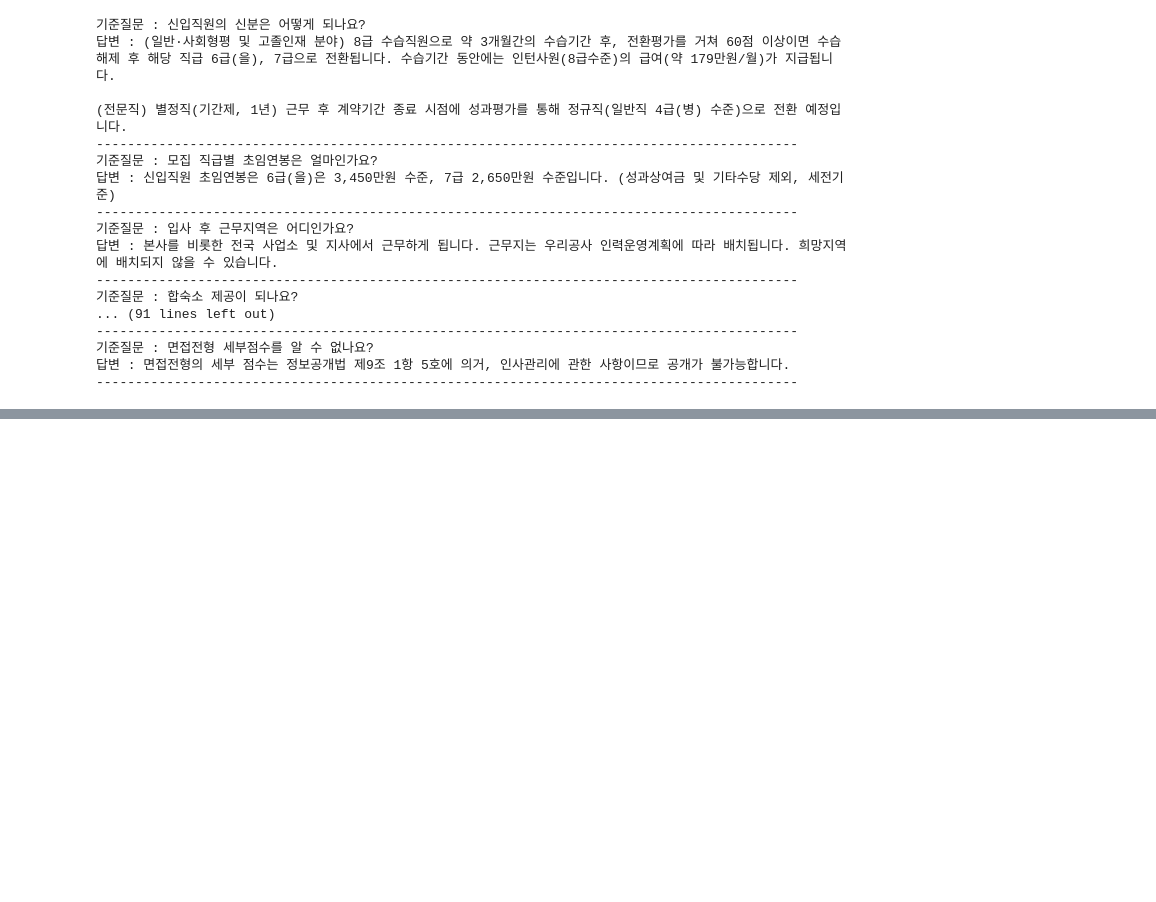
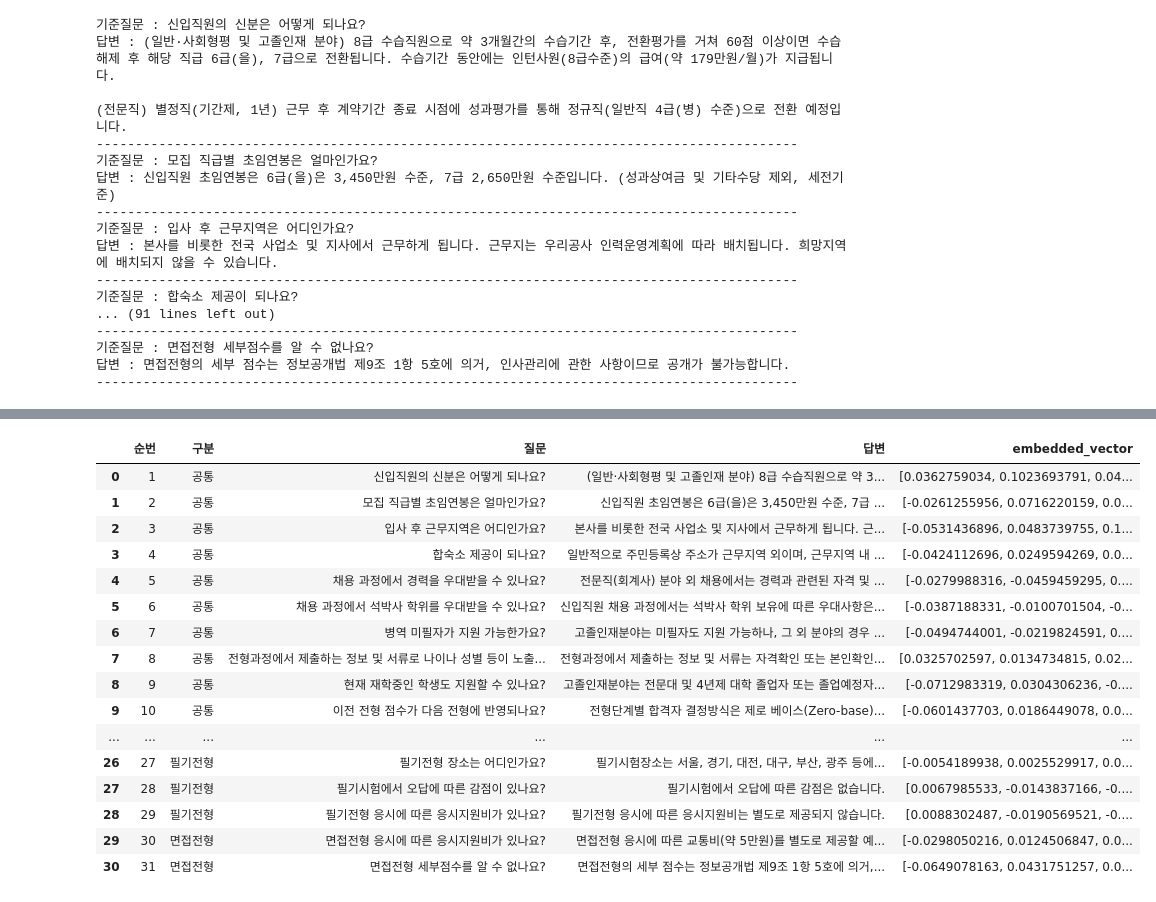
Before and after one commit to hunoNamtaehyeon/FAQ_st, a Jupyter notebook: chk_data.ipynb, the cells around one changed output, grey strips where cells are left out. Cells and saved outputs as stored; diff of their text form; code cells hidden in the pictures; blank space fills up the shorter version.

```diff
--- a/chk_data.ipynb
+++ b/chk_data.ipynb
@@ -97,34 +73,21 @@ def normalize_l2(x):
         norm = np.linalg.norm(x, 2, axis=1, keepdims=True)
         return np.where(norm == 0, x, x / norm)
 
-def extract_vector(response_subj, response_score, final_embedded):
-    ##### 차원축소 안한거
-    # datas_subj = [str(datas.embedding) for datas in response_subj.data]
-    # datas_score = [str(datas.embedding) for datas in response_score.data]
-    # embedding_series_subj = pd.Series(datas_subj)
-    # embedding_series_score = pd.Series(datas_score)
-
-    ##### 차원축소 한거
-    datas_subj = [datas.embedding for datas in response_subj.data]
-    datas_score = [datas.embedding for datas in response_score.data]
-    embedding_series_subj = pd.Series(datas_subj).apply(lambda x : str(normalize_l2(x[:512]).tolist()))
-    embedding_series_score = pd.Series(datas_score).apply(lambda x : str(normalize_l2(x[:512]).tolist()))
-
-    concat_embedded = pd.concat([embedding_series_subj, embedding_series_score], axis = 1).reset_index(drop=True)
-    final_embedded = pd.concat([final_embedded, concat_embedded]).reset_index(drop=True)
-    return final_embedded
-
+def extract_vector(response):
+    embedding_series = pd.Series([i.embedding for i in response.data]).apply(lambda x : normalize_l2(x[:512]))
+    return embedding_series
 
 load_dotenv("/mnt/c/Users/USER/Desktop/nam/gpt/.env")
 api_key = os.getenv('key')
 client = OpenAI(api_key=api_key)
 model = "text-embedding-3-small"
 
-
 response = client.embeddings.create(
     input=list(df['질문']),
     model=model
 )
 
+embedded = extract_vector(response)
+df['embedded_vector'] = embedded
 
-#     final_embedded = extract_vector(response_subj, response_score, final_embedded)
+# final_embedded = extract_vector(response_subj, response_score, final_embedded)
@@ -152,3 +128,24 @@ df
+# %%
+j_df = pd.DataFrame(df)
+j_df
+# %% [output]
+|  | 순번 | 구분 | 질문 | 답변 | embedded_vector |
+| 0 | 1 | 공통 | 신입직원의 신분은 어떻게 되나요? | (일반·사회형평 및 고졸인재 분야) 8급 수습직원으로 약 3... | [0.0362759034, 0.1023693791, 0.04... |
+| 1 | 2 | 공통 | 모집 직급별 초임연봉은 얼마인가요? | 신입직원 초임연봉은 6급(을)은 3,450만원 수준, 7급 ... | [-0.0261255956, 0.0716220159, 0.0... |
+| 2 | 3 | 공통 | 입사 후 근무지역은 어디인가요? | 본사를 비롯한 전국 사업소 및 지사에서 근무하게 됩니다. 근... | [-0.0531436896, 0.0483739755, 0.1... |
+| 3 | 4 | 공통 | 합숙소 제공이 되나요? | 일반적으로 주민등록상 주소가 근무지역 외이며, 근무지역 내 ... | [-0.0424112696, 0.0249594269, 0.0... |
+| 4 | 5 | 공통 | 채용 과정에서 경력을 우대받을 수 있나요? | 전문직(회계사) 분야 외 채용에서는 경력과 관련된 자격 및 ... | [-0.0279988316, -0.0459459295, 0.... |
+| 5 | 6 | 공통 | 채용 과정에서 석박사 학위를 우대받을 수 있나요? | 신입직원 채용 과정에서는 석박사 학위 보유에 따른 우대사항은... | [-0.0387188331, -0.0100701504, -0... |
+| 6 | 7 | 공통 | 병역 미필자가 지원 가능한가요? | 고졸인재분야는 미필자도 지원 가능하나, 그 외 분야의 경우 ... | [-0.0494744001, -0.0219824591, 0.... |
+| 7 | 8 | 공통 | 전형과정에서 제출하는 정보 및 서류로 나이나 성별 등이 노출... | 전형과정에서 제출하는 정보 및 서류는 자격확인 또는 본인확인... | [0.0325702597, 0.0134734815, 0.02... |
+| 8 | 9 | 공통 | 현재 재학중인 학생도 지원할 수 있나요? | 고졸인재분야는 전문대 및 4년제 대학 졸업자 또는 졸업예정자... | [-0.0712983319, 0.0304306236, -0.... |
+| 9 | 10 | 공통 | 이전 전형 점수가 다음 전형에 반영되나요? | 전형단계별 합격자 결정방식은 제로 베이스(Zero-base)... | [-0.0601437703, 0.0186449078, 0.0... |
+| ... | ... | ... | ... | ... | ... |
+| 26 | 27 | 필기전형 | 필기전형 장소는 어디인가요? | 필기시험장소는 서울, 경기, 대전, 대구, 부산, 광주 등에... | [-0.0054189938, 0.0025529917, 0.0... |
+| 27 | 28 | 필기전형 | 필기시험에서 오답에 따른 감점이 있나요? | 필기시험에서 오답에 따른 감점은 없습니다. | [0.0067985533, -0.0143837166, -0.... |
+| 28 | 29 | 필기전형 | 필기전형 응시에 따른 응시지원비가 있나요? | 필기전형 응시에 따른 응시지원비는 별도로 제공되지 않습니다. | [0.0088302487, -0.0190569521, -0.... |
+| 29 | 30 | 면접전형 | 면접전형 응시에 따른 응시지원비가 있나요? | 면접전형 응시에 따른 교통비(약 5만원)를 별도로 제공할 예... | [-0.0298050216, 0.0124506847, 0.0... |
+| 30 | 31 | 면접전형 | 면접전형 세부점수를 알 수 없나요? | 면접전형의 세부 점수는 정보공개법 제9조 1항 5호에 의거,... | [-0.0649078163, 0.0431751257, 0.0... |
 # %%
 def cosine_similarity(a, b):
     return np.dot(a, b) / (np.linalg.norm(a) * np.linalg.norm(b))
```
Also changed, not shown: parts of 10 cells of this notebook, 3 other files.
